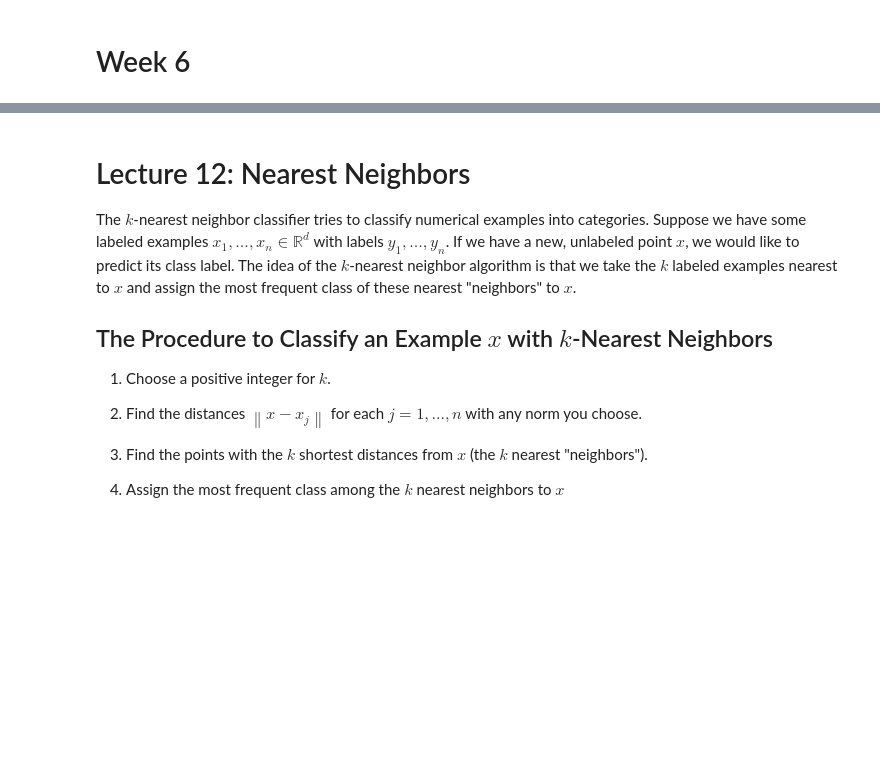
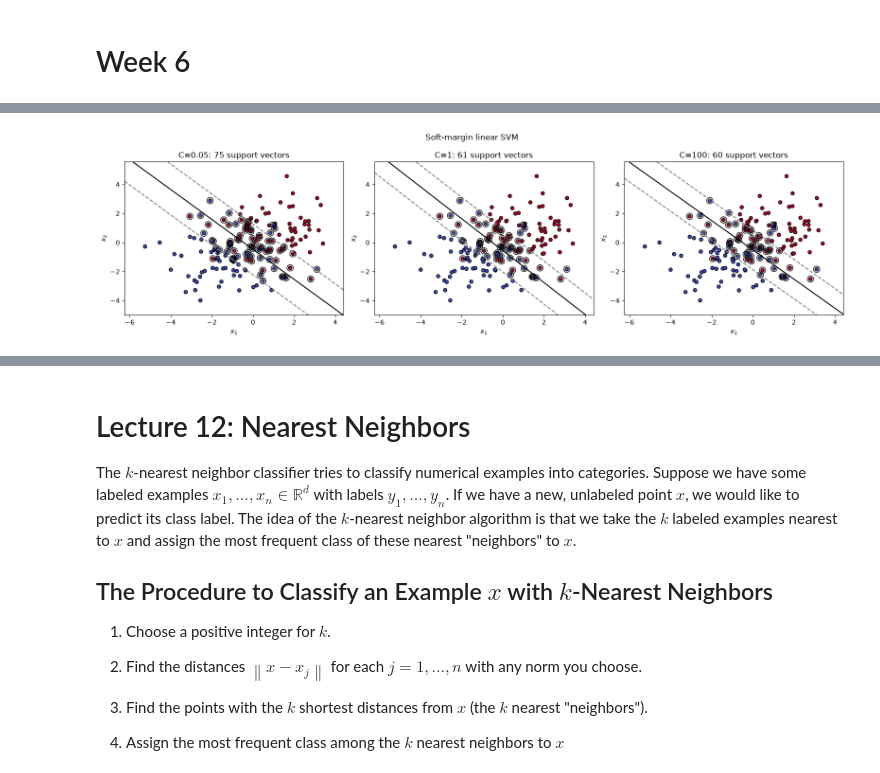
Before and after one commit to rtwhite1546/Fall-2026-Intro-to-Machine-Learning, a Jupyter notebook: Week-06-SVM-and-Nearest-Neighbors/Week-06.ipynb, the cells around one changed output, grey strips where cells are left out. Cells and saved outputs as stored; diff of their text form; code cells hidden in the pictures; blank space fills up the shorter version.

```diff
--- a/Week-06-SVM-and-Nearest-Neighbors/Week-06.ipynb
+++ b/Week-06-SVM-and-Nearest-Neighbors/Week-06.ipynb
@@ -6,0 +93,26 @@ Lecture materials will be added before this class meeting.
+# %%
+X_overlap, y_overlap = make_blobs(
+    n_samples=160, centers=[(-1, -1), (1, 1)], cluster_std=1.35, random_state=12
+)
+
+fig, axes = plt.subplots(1, 3, figsize=(16, 4.5))
+for ax, C in zip(axes, [0.05, 1, 100]):
+    model = SVC(kernel='linear', C=C)
+    model.fit(X_overlap, y_overlap)
+    DecisionBoundaryDisplay.from_estimator(
+        model, X_overlap, response_method='decision_function',
+        plot_method='contour', levels=[-1, 0, 1],
+        colors=['gray', 'black', 'gray'], linestyles=['--', '-', '--'], ax=ax
+    )
+    ax.scatter(X_overlap[:, 0], X_overlap[:, 1], c=y_overlap,
+               cmap='coolwarm', edgecolor='black', s=28)
+    ax.scatter(model.support_vectors_[:, 0], model.support_vectors_[:, 1],
+               s=90, facecolors='none', edgecolors='black')
+    ax.set_title(f'C={C}: {model.n_support_.sum()} support vectors')
+    ax.set_xlabel('$x_1$')
+    ax.set_ylabel('$x_2$')
+fig.suptitle('Soft-margin linear SVM')
+fig.tight_layout()
+plt.show()
+# %% [output]
+[figure, added]
```
Also changed, not shown: parts of 21 cells of this notebook, 3 other files.
